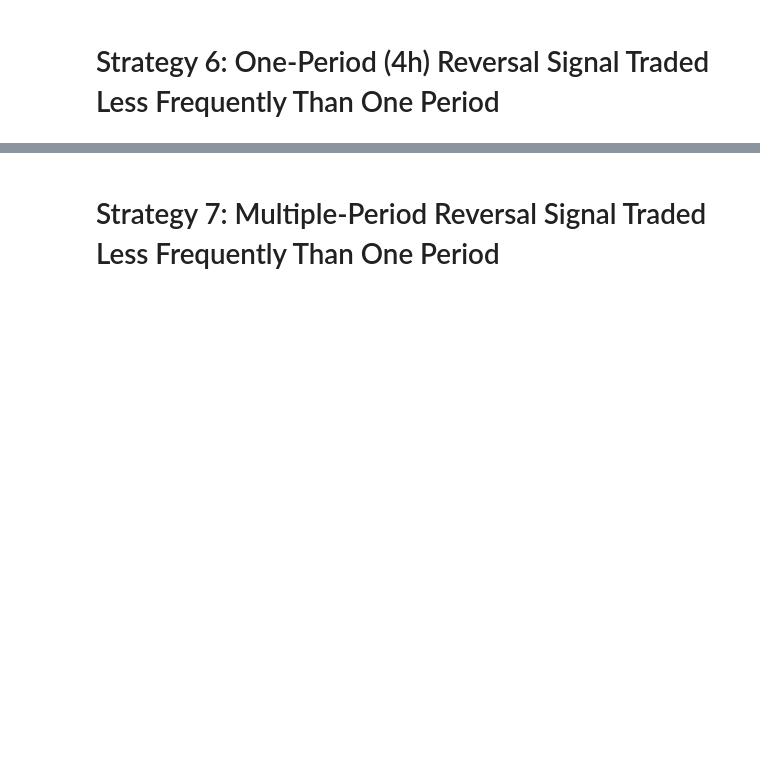
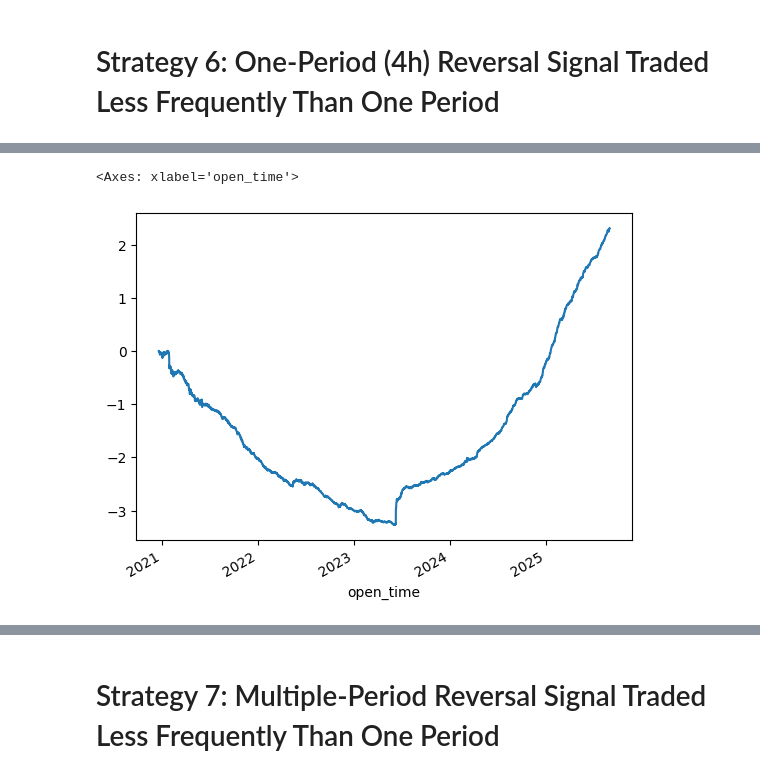
Before and after one commit to wbchristerson/crypto-strategies, a Jupyter notebook: class_project.ipynb, the cells around one changed output, grey strips where cells are left out. Drawn from its saved outputs; the diff is of its cells as text; code cells hidden in the pictures; blank space fills up the shorter version.

```diff
--- a/class_project.ipynb
+++ b/class_project.ipynb
@@ -793,0 +837,5 @@ Intel MKL WARNING: Support of Intel(R) Streaming SIMD Extensions 4.2 (Intel(R) S
+# %%
+net_returns.cumsum().plot()
+# %% [output]
+<Axes: xlabel='open_time'>
+[figure, added]
```
Also changed, not shown: parts of 97 cells of this notebook.
